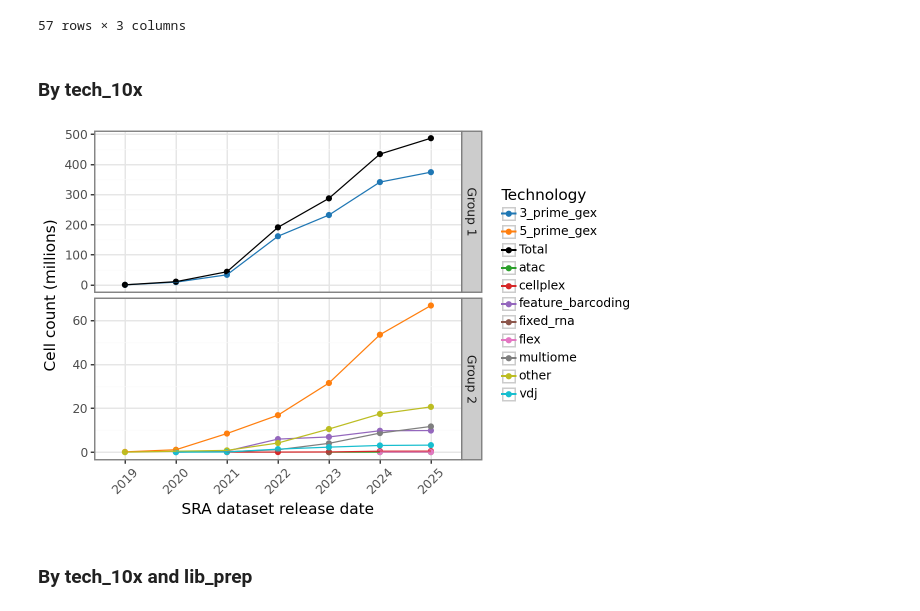
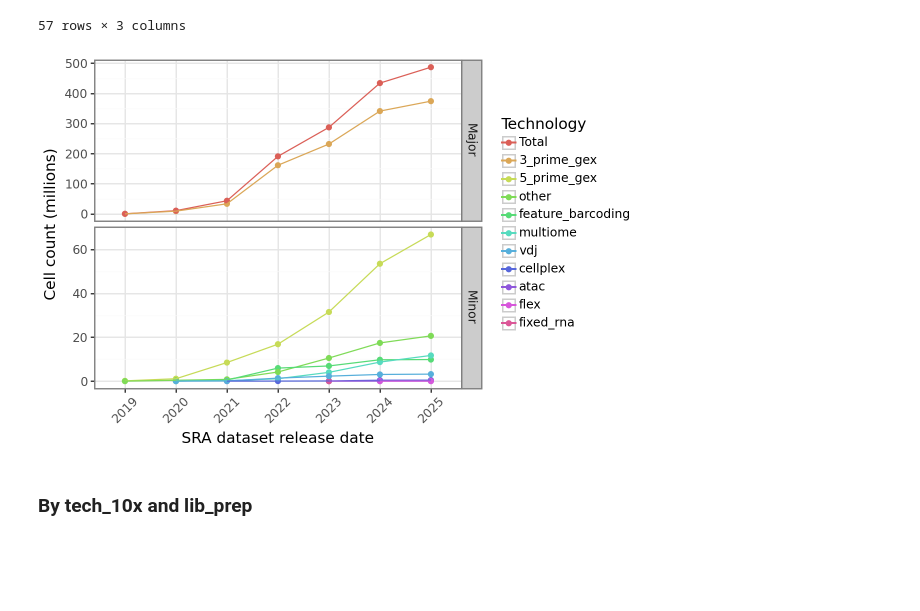
Before and after one commit to ArcInstitute/scBaseCount_analysis, a Jupyter notebook: notebooks/sra_cells-by-time.ipynb, the cells around one changed output. Cells and saved outputs as stored; diff of their text form; code cells hidden in the pictures; blank space fills up the shorter version.

```diff
--- a/notebooks/sra_cells-by-time.ipynb
+++ b/notebooks/sra_cells-by-time.ipynb
@@ -279,8 +279,6 @@ df_cells_sum
 | 5 | 433941879 | 2024 | Total |
 | 6 | 486692027 | 2025 | Total |
 57 rows × 3 columns
-# %% [markdown]
-### By tech_10x
 # %%
 color_dict = {
     'Total': '#000000',
@@ -296,38 +294,45 @@ color_dict = {
     'vdj': '#17becf'
 }
 
+# copy for editing
 df = df_cells_sum.copy()
-df["facet"] = df["tech_10x"].apply(lambda x: "Group 1" if x in ["Total", "3_prime_gex"] else "Group 2")
+
+# order by tech_10x
+df_cnt_sum = df.groupby("tech_10x").agg({"estimated_number_of_cells": "sum"}).reset_index().sort_values("estimated_number_of_cells", ascending=False)
+tech_10x_order = df_cnt_sum["tech_10x"].unique().tolist()
+df["tech_10x"] = pd.Categorical(df["tech_10x"], categories=tech_10x_order)
+
+df["facet"] = df["tech_10x"].apply(lambda x: "Major" if x in ["Total", "3_prime_gex"] else "Minor")
 df["estimated_number_of_cells"] = df["estimated_number_of_cells"] / 1e6
 
 # plot the number of cells over time
 p = (
     pn.ggplot(
         df,
         pn.aes(x="release_date_year", y="estimated_number_of_cells", color="tech_10x")
     ) +
     pn.geom_point() +
     pn.geom_line(pn.aes(group="tech_10x")) +
     #pn.scale_y_log10() +
     pn.facet_grid("facet ~ .", scales="free_y") +
-    pn.scale_color_manual(
-        values=color_dict,
-    ) +
+    # pn.scale_color_manual(
+    #     values=color_dict,
+    # ) +
     pn.labs(
         x = "SRA dataset release date",
         y = "Cell count (millions)",
         color = "Technology",
     ) +
     pn.theme_bw() +
     pn.theme(
         figure_size=(6, 4),
         axis_text_x=pn.element_text(angle=45, hjust=0.95),
         legend_key_size=11,  # Reduce legend key size (default is around 20)
     )
 )
 p
 # %% [output]
-[figure, old version]
+[figure, new version]
 # %%
 # save as svg
 outfile = base_dir / "figures" / "sra_cells-by-time_tech.svg"
```
Also changed, not shown: parts of 21 cells of this notebook, 4 other files.
